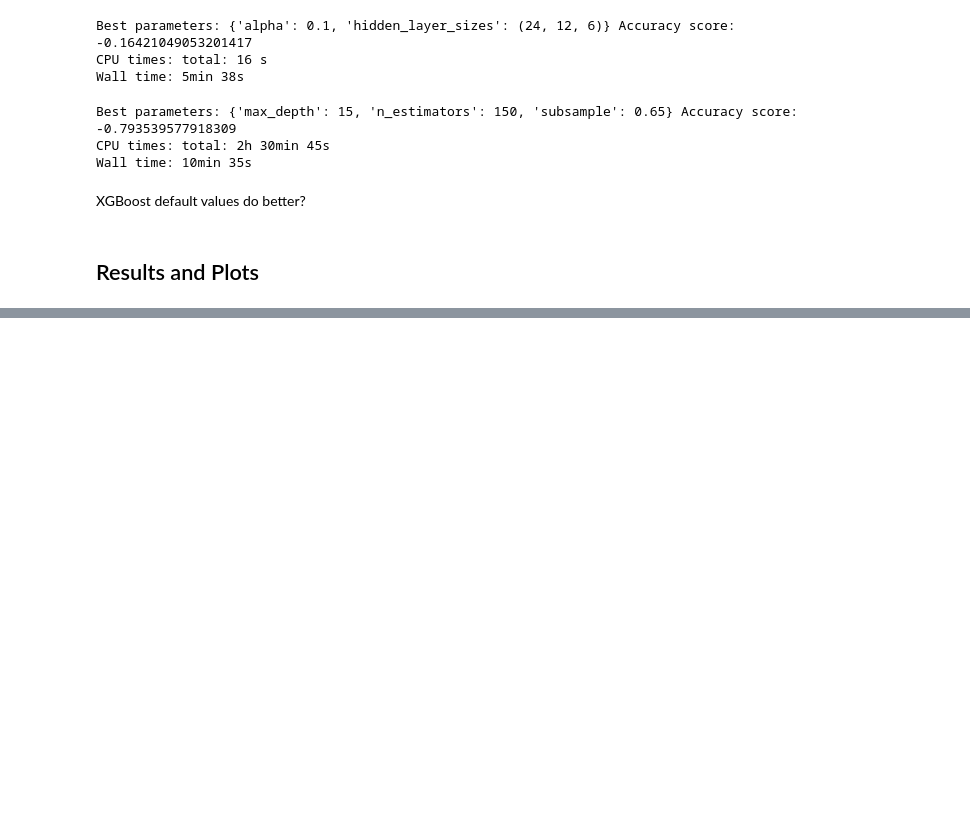
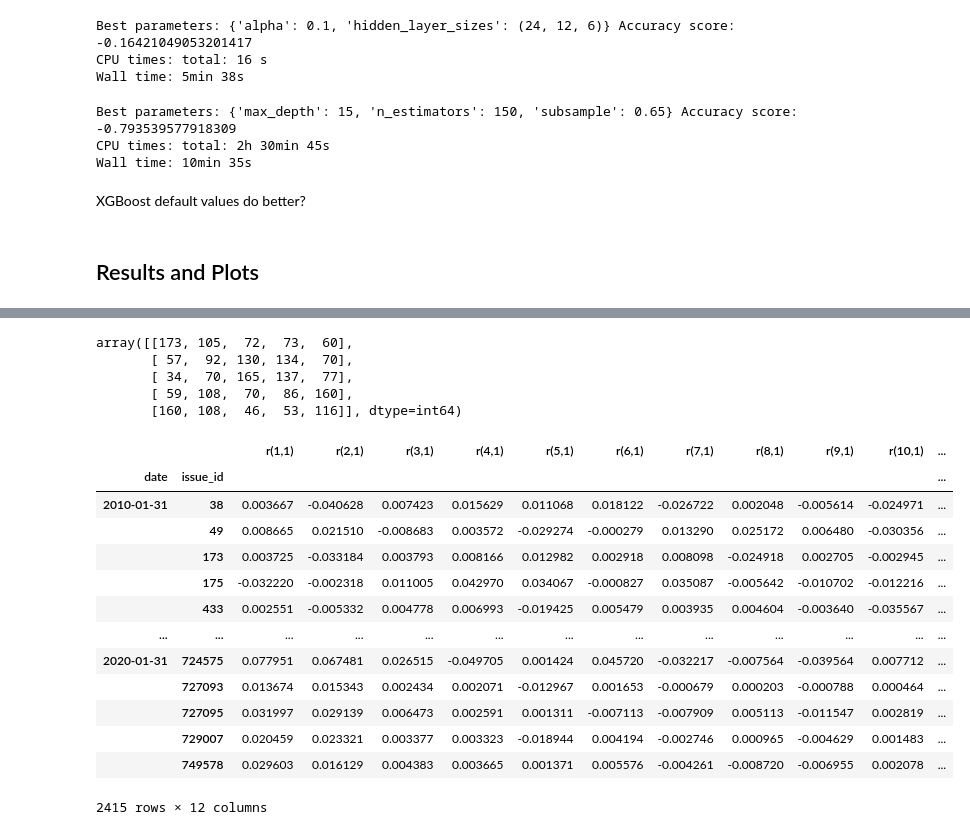
Before and after one commit to santoromano/Corporate-Bond-Factors, a Jupyter notebook: empirics.ipynb, the cells around one changed output, grey strips where cells are left out. Drawn from its saved outputs; the diff is of its cells as text; code cells hidden in the pictures; blank space fills up the shorter version.

```diff
--- a/empirics.ipynb
+++ b/empirics.ipynb
@@ -482,0 +512,25 @@ XGBoost default values do better?
+# %%
+accuracy['r(1,1)_decile']
+# %% [output]
+array([[173, 105,  72,  73,  60],
+       [ 57,  92, 130, 134,  70],
+       [ 34,  70, 165, 137,  77],
+       [ 59, 108,  70,  86, 160],
+       [160, 108,  46,  53, 116]], dtype=int64)
+# %%
+y_true
+# %% [output]
+|  |  | r(1,1) | r(2,1) | r(3,1) | r(4,1) | r(5,1) | r(6,1) | r(7,1) | r(8,1) | r(9,1) | r(10,1) | ... |
+| date | issue_id |  |  |  |  |  |  |  |  |  |  | ... |
+| 2010-01-31 | 38 | 0.003667 | -0.040628 | 0.007423 | 0.015629 | 0.011068 | 0.018122 | -0.026722 | 0.002048 | -0.005614 | -0.024971 | ... |
+|  | 49 | 0.008665 | 0.021510 | -0.008683 | 0.003572 | -0.029274 | -0.000279 | 0.013290 | 0.025172 | 0.006480 | -0.030356 | ... |
+|  | 173 | 0.003725 | -0.033184 | 0.003793 | 0.008166 | 0.012982 | 0.002918 | 0.008098 | -0.024918 | 0.002705 | -0.002945 | ... |
+|  | 175 | -0.032220 | -0.002318 | 0.011005 | 0.042970 | 0.034067 | -0.000827 | 0.035087 | -0.005642 | -0.010702 | -0.012216 | ... |
+|  | 433 | 0.002551 | -0.005332 | 0.004778 | 0.006993 | -0.019425 | 0.005479 | 0.003935 | 0.004604 | -0.003640 | -0.035567 | ... |
+| ... | ... | ... | ... | ... | ... | ... | ... | ... | ... | ... | ... | ... |
+| 2020-01-31 | 724575 | 0.077951 | 0.067481 | 0.026515 | -0.049705 | 0.001424 | 0.045720 | -0.032217 | -0.007564 | -0.039564 | 0.007712 | ... |
+|  | 727093 | 0.013674 | 0.015343 | 0.002434 | 0.002071 | -0.012967 | 0.001653 | -0.000679 | 0.000203 | -0.000788 | 0.000464 | ... |
+|  | 727095 | 0.031997 | 0.029139 | 0.006473 | 0.002591 | 0.001311 | -0.007113 | -0.007909 | 0.005113 | -0.011547 | 0.002819 | ... |
+|  | 729007 | 0.020459 | 0.023321 | 0.003377 | 0.003323 | -0.018944 | 0.004194 | -0.002746 | 0.000965 | -0.004629 | 0.001483 | ... |
+|  | 749578 | 0.029603 | 0.016129 | 0.004383 | 0.003665 | 0.001371 | 0.005576 | -0.004261 | -0.008720 | -0.006955 | 0.002078 | ... |
+2415 rows × 12 columns
```
Also changed, not shown: parts of 30 cells of this notebook.
